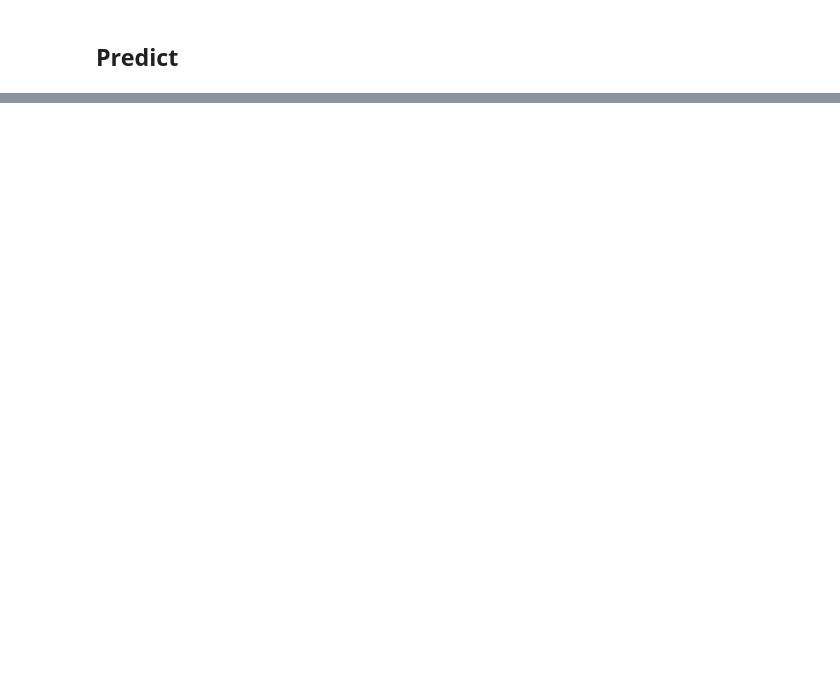
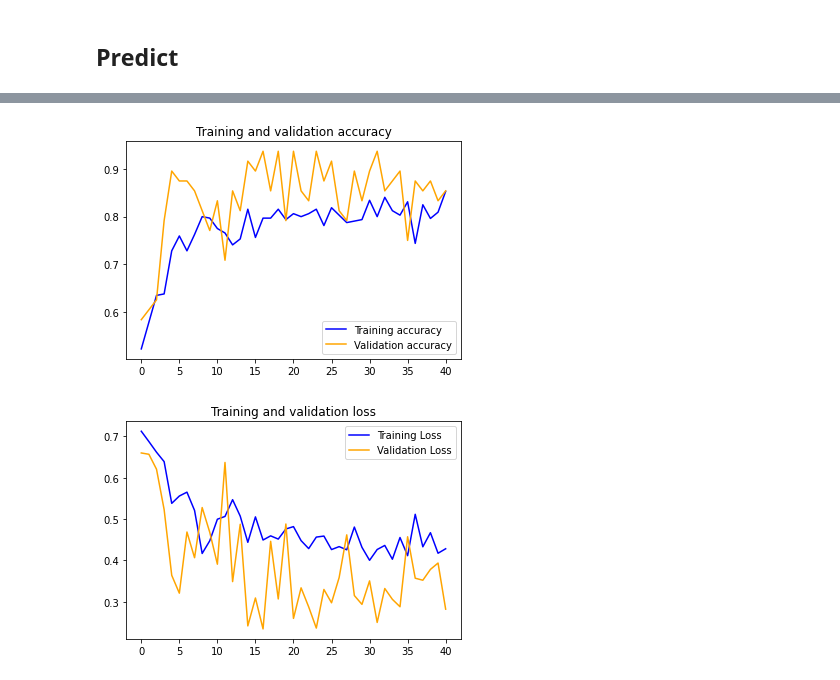
Before and after one commit to zanuarts/FaceMaskDetection, a Jupyter notebook: FaceMaskDetection.ipynb, the cells around one changed output, grey strips where cells are left out. Drawn from its saved outputs; the diff is of its cells as text; code cells hidden in the pictures; blank space fills up the shorter version.

```diff
--- a/FaceMaskDetection.ipynb
+++ b/FaceMaskDetection.ipynb
@@ -372,0 +404,23 @@ Not Wearing Masker
+# %%
+class myCallback(tf.keras.callbacks.Callback):
+  def on_epoch_end(self, epoch, logs={}):
+    if(logs.get('accuracy')>=0.85):
+      print('Akurasi mencapai 85%, proses training dihentikan!')
+      self.model.stop_training = True
+
+callbacks = myCallback()
+# %%
+model_cnn.compile(
+    optimizer = 'adam',
+    loss = 'binary_crossentropy',
+    metrics = ['accuracy']
+)
+
+history_cnn = model_cnn.fit(
+    train_generator,
+    steps_per_epoch = 20,
+    epochs = 50,
+    validation_data = test_generator,
+    validation_steps = 3,
+    callbacks = [callbacks]
+)
@@ -372,0 +446,23 @@ Not Wearing Masker
+# %%
+acc = history_cnn.history['accuracy']
+val_acc = history_cnn.history['val_accuracy']
+loss = history_cnn.history['loss']
+val_loss = history_cnn.history['val_loss']
+
+epochs = range(len(acc))
+
+plt.plot(epochs, acc, 'blue', label='Training accuracy')
+plt.plot(epochs, val_acc, 'orange', label='Validation accuracy')
+plt.title('Training and validation accuracy')
+plt.legend()
+plt.figure()
+
+plt.plot(epochs, loss, 'blue', label='Training Loss')
+plt.plot(epochs, val_loss, 'orange', label='Validation Loss')
+plt.title('Training and validation loss')
+plt.legend()
+
+plt.show()
+# %% [output]
+[figure, added]
+[figure, added]
```
Also changed, not shown: parts of 13 cells of this notebook, 4 other files.
